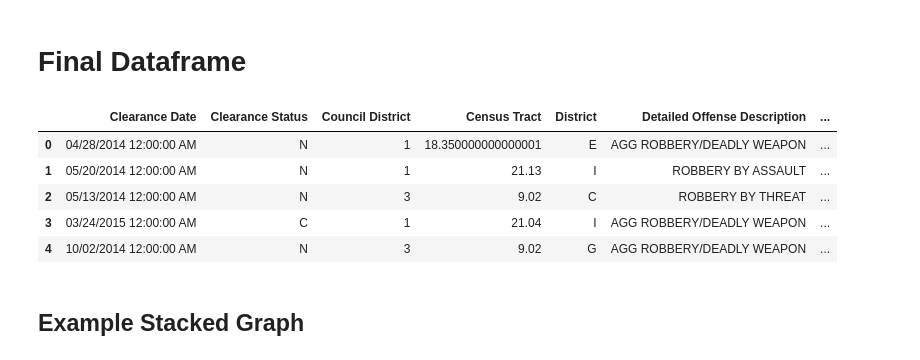
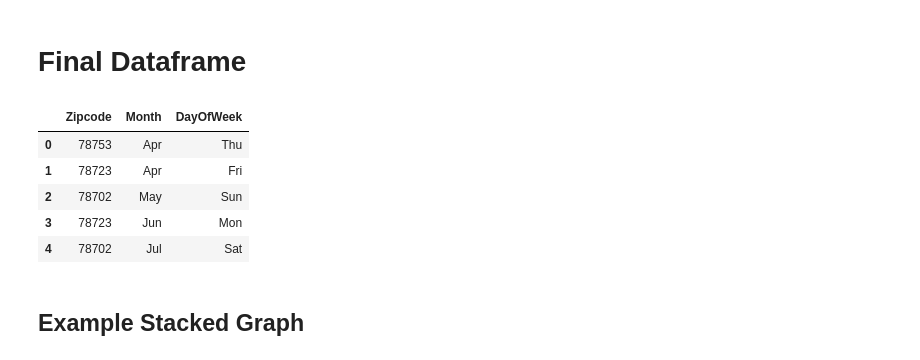
Before and after one commit to sxzhu/mis381_project, a Jupyter notebook: Exploratory_Template-Zhu.ipynb, the cells around one changed output. Cells and saved outputs as stored; diff of their text form; code cells hidden in the pictures.

```diff
--- a/Exploratory_Template-Zhu.ipynb
+++ b/Exploratory_Template-Zhu.ipynb
@@ -24,6 +27,8 @@ crime = crime.rename(index=str, columns={"Highest NIBRS/UCR Offense Description"
 
 crime = crime.drop('Location_1', axis=1)
 crime['Date'] = pd.DatetimeIndex(crime['Report Date'])
+crime['DayOfWeek'] = pd.DatetimeIndex(crime['Date']).weekday
+crime['DayOfWeek'] = crime['DayOfWeek'].apply(lambda x: calendar.day_abbr[x])
 crime['Month'] = pd.DatetimeIndex(crime['Date']).month
 crime['Month'] = crime['Month'].apply(lambda x: calendar.month_abbr[x])
 crime['Year'] = pd.DatetimeIndex(crime['Report Date']).year
@@ -80,17 +85,23 @@ Robbery                1809
 Rape                   1042
 Murder                   55
 Name: General Offense Description, dtype: int64
+# %%
+crime['Streetname'] = crime['Location'].str.rsplit('\n', -1).str[0].str.replace('^[/\s\d-]+/?\d*\s+', '').str.replace('^\d+[A-Z]\s+', '').str.replace('^BLOCK\s+', '').str.replace('\s[NSEW]B\s*$', '').str.replace('\sSVRD\s*$', '').str.replace('^\s*[NSEW]\s+', '').str.replace(' HALF ST', ' ST').str.rstrip()
+crime['PrimaryStreet'] = crime['Streetname'].str.rsplit(' / ', -1).str[0]
+crime['SecondaryStreet'] = crime['Streetname'].str.rsplit(' / ', -1).str[1]
+# %%
+df = crime[['Zipcode', 'Month', 'DayOfWeek']]
 # %% [markdown]
 # Final Dataframe
 # %%
-crime.head()
+df.head()
 # %% [output]
-|  | Clearance Date | Clearance Status | Council District | Census Tract | District | Detailed Offense Description | ... |
-| 0 | 04/28/2014 12:00:00 AM | N | 1 | 18.350000000000001 | E | AGG ROBBERY/DEADLY WEAPON | ... |
-| 1 | 05/20/2014 12:00:00 AM | N | 1 | 21.13 | I | ROBBERY BY ASSAULT | ... |
-| 2 | 05/13/2014 12:00:00 AM | N | 3 | 9.02 | C | ROBBERY BY THREAT | ... |
-| 3 | 03/24/2015 12:00:00 AM | C | 1 | 21.04 | I | AGG ROBBERY/DEADLY WEAPON | ... |
-| 4 | 10/02/2014 12:00:00 AM | N | 3 | 9.02 | G | AGG ROBBERY/DEADLY WEAPON | ... |
+|  | Zipcode | Month | DayOfWeek |
+| 0 | 78753 | Apr | Thu |
+| 1 | 78723 | Apr | Fri |
+| 2 | 78702 | May | Sun |
+| 3 | 78723 | Jun | Mon |
+| 4 | 78702 | Jul | Sat |
 # %% [markdown]
 ## Example Stacked Graph
 # %%
```
Also changed, not shown: parts of 9 cells of this notebook, 1 other file.
